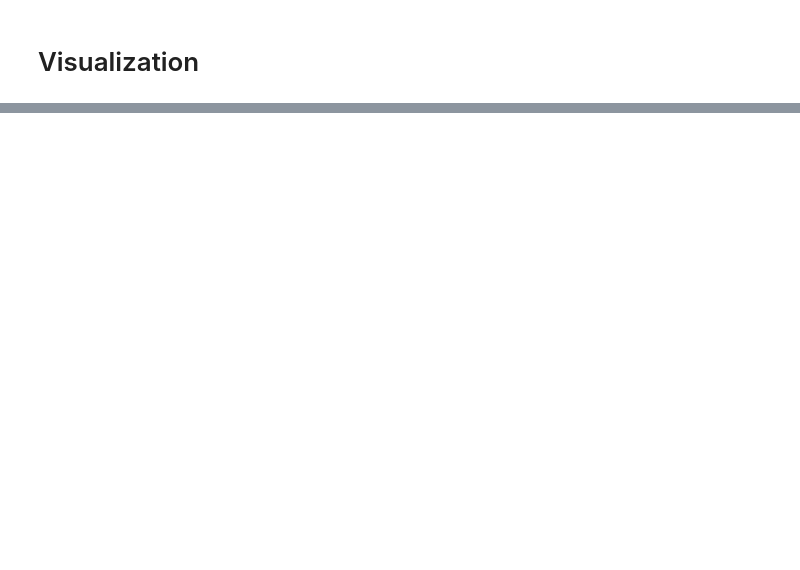
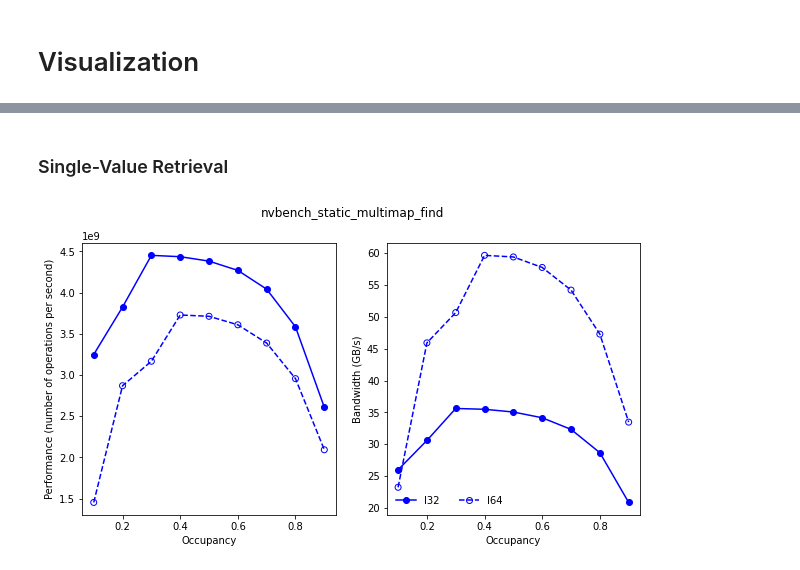
Before and after one commit to NVIDIA/cuCollections, a Jupyter notebook: benchmarks/analysis/notebooks/StaticMultimap.ipynb, the cells around one changed output, grey strips where cells are left out. Drawn from its saved outputs; the diff is of its cells as text; code cells hidden in the pictures; blank space fills up the shorter version.

```diff
--- a/benchmarks/analysis/notebooks/StaticMultimap.ipynb
+++ b/benchmarks/analysis/notebooks/StaticMultimap.ipynb
@@ -60,0 +80,15 @@ for bm in unique_bms:
+# %%
+for bm in unique_bms:
+    tmpdf = perfdf[perfdf["Benchmark"] == bm]
+
+    flag = "insert_cgsize" in bm
+    if flag:
+        # Plot INT32 performance
+        tmp_int32df = tmpdf[tmpdf["Label"].str.contains('I32')]
+        unique_labels = tmp_int32df["Label"].unique()
+        plot_perf(bm+'_INT32', tmp_int32df, "NumReps", unique_labels, flag, True)
+
+        # Plot INT64 Performance
+        tmp_int64df = tmpdf[tmpdf["Label"].str.contains('I64')]
+        unique_labels = tmp_int64df["Label"].unique()
+        plot_perf(bm+'_INT64', tmp_int64df, "NumReps", unique_labels, flag, True)
@@ -60,0 +98,11 @@ for bm in unique_bms:
+# %% [markdown]
+### Single-Value Retrieval
+# %%
+for bm in unique_bms:
+    tmpdf = perfdf[perfdf["Benchmark"] == bm]
+    unique_labels = tmpdf["Label"].unique()
+
+    if bm == 'nvbench_static_multimap_find':
+        plot_perf(bm, tmpdf, "Occupancy", unique_labels)
+# %% [output]
+[figure, added]
```
Also changed, not shown: parts of 15 cells of this notebook, 1 other file.
